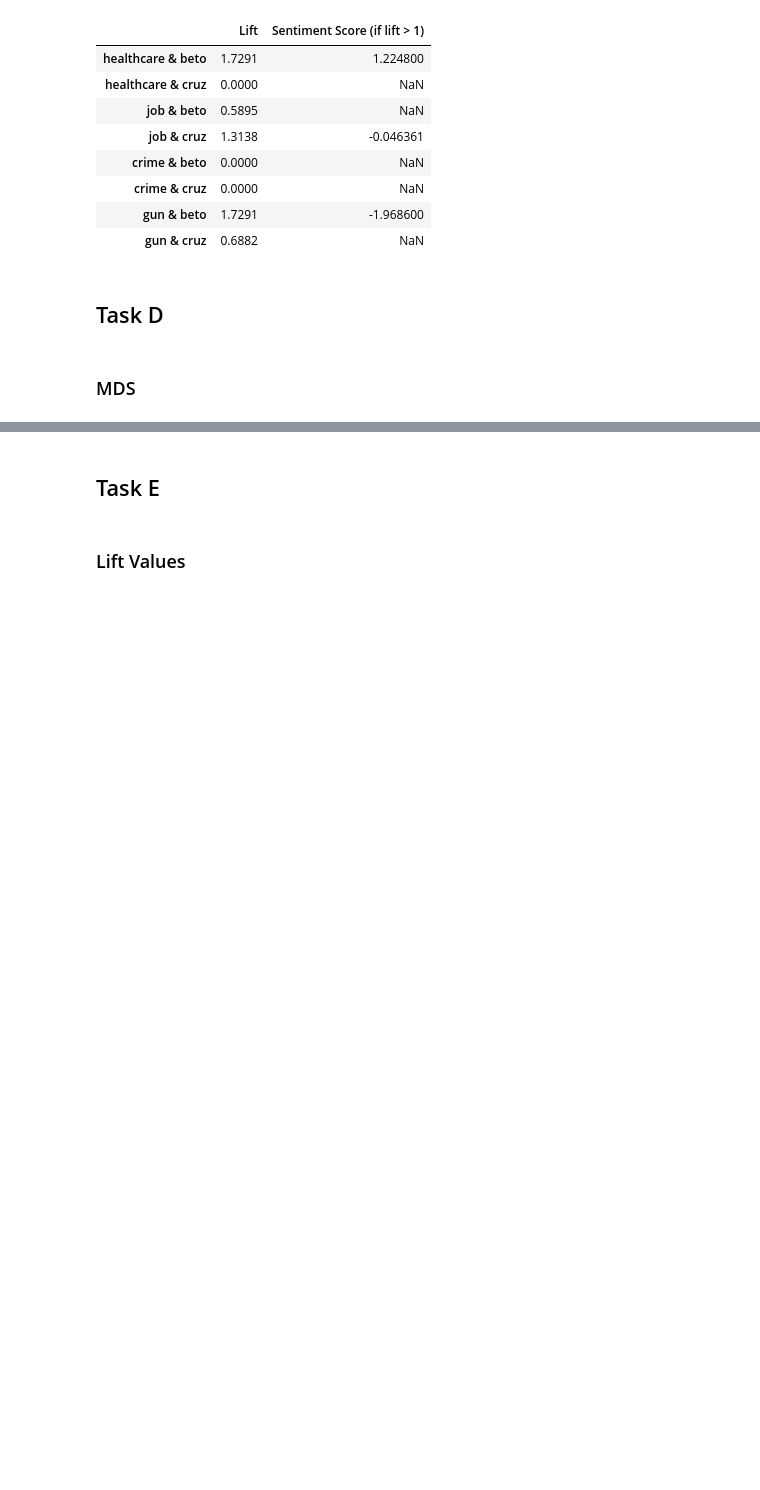
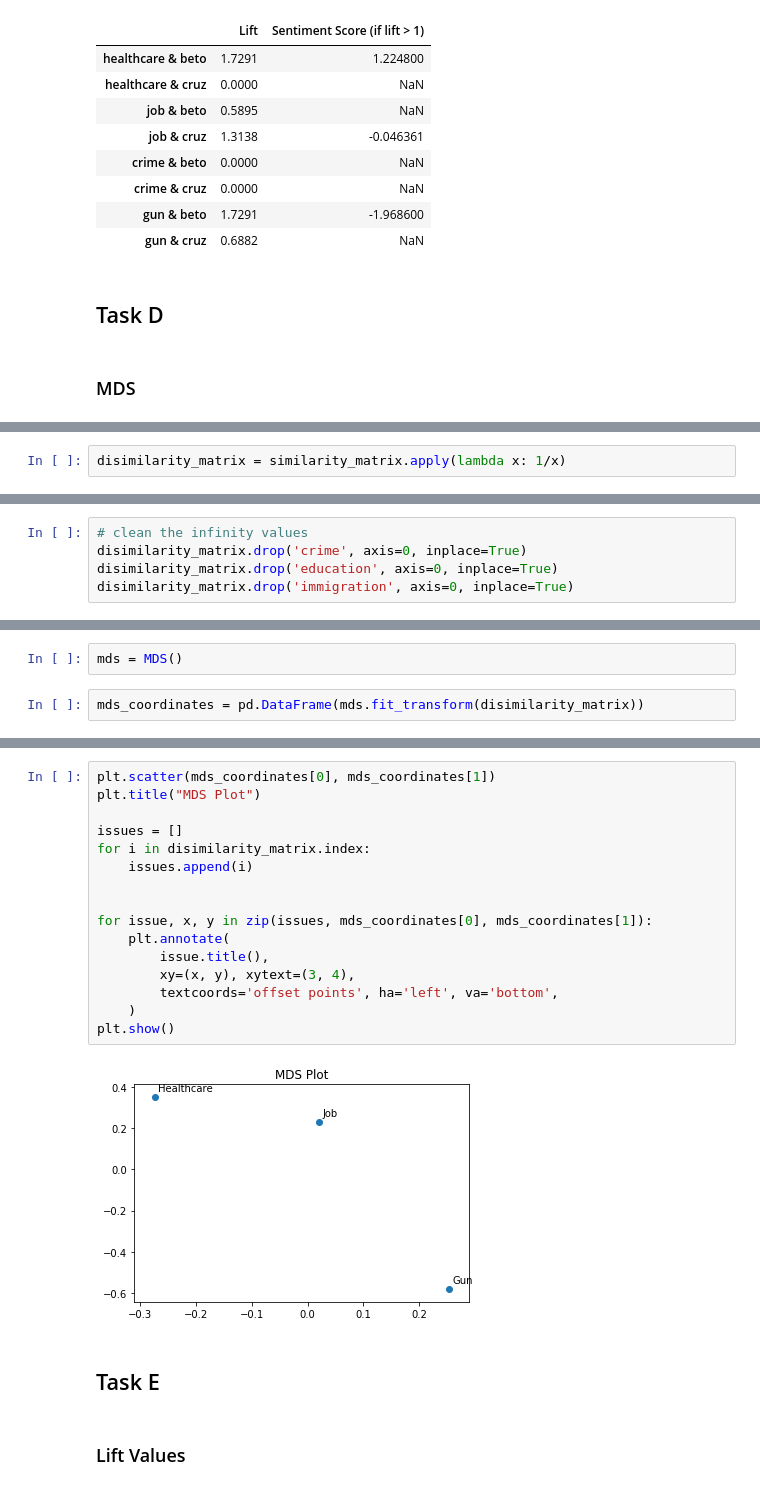
Before and after one commit to BrianPetersonHub/UGCA_Project2, a Jupyter notebook: UGCA_Project2.ipynb, the cells around one changed output, grey strips where cells are left out. Saved outputs shown, nothing was run; the diff lists cells and outputs as text; blank space fills up the shorter version.

```diff
--- a/UGCA_Project2.ipynb
+++ b/UGCA_Project2.ipynb
@@ -547,0 +587,2 @@ final_chart
+# %%
+disimilarity_matrix = similarity_matrix.apply(lambda x: 1/x)
@@ -547,0 +599,5 @@ final_chart
+# %%
+# clean the infinity values
+disimilarity_matrix.drop('crime', axis=0, inplace=True)
+disimilarity_matrix.drop('education', axis=0, inplace=True)
+disimilarity_matrix.drop('immigration', axis=0, inplace=True)
@@ -547,0 +614,4 @@ final_chart
+# %%
+mds = MDS()
+# %%
+mds_coordinates = pd.DataFrame(mds.fit_transform(disimilarity_matrix))
@@ -548,3 +625,21 @@ final_chart
+# %%
+plt.scatter(mds_coordinates[0], mds_coordinates[1])
+plt.title("MDS Plot")
+
+issues = []
+for i in disimilarity_matrix.index:
+    issues.append(i)
+
+
+for issue, x, y in zip(issues, mds_coordinates[0], mds_coordinates[1]):
+    plt.annotate(
+        issue.title(),
+        xy=(x, y), xytext=(3, 4),
+        textcoords='offset points', ha='left', va='bottom',
+    )
+plt.show()
+# %% [output]
+[figure, added]
 # %% [markdown]
 ## Task E
 # %% [markdown]
```
Also changed, not shown: parts of 45 cells of this notebook.
